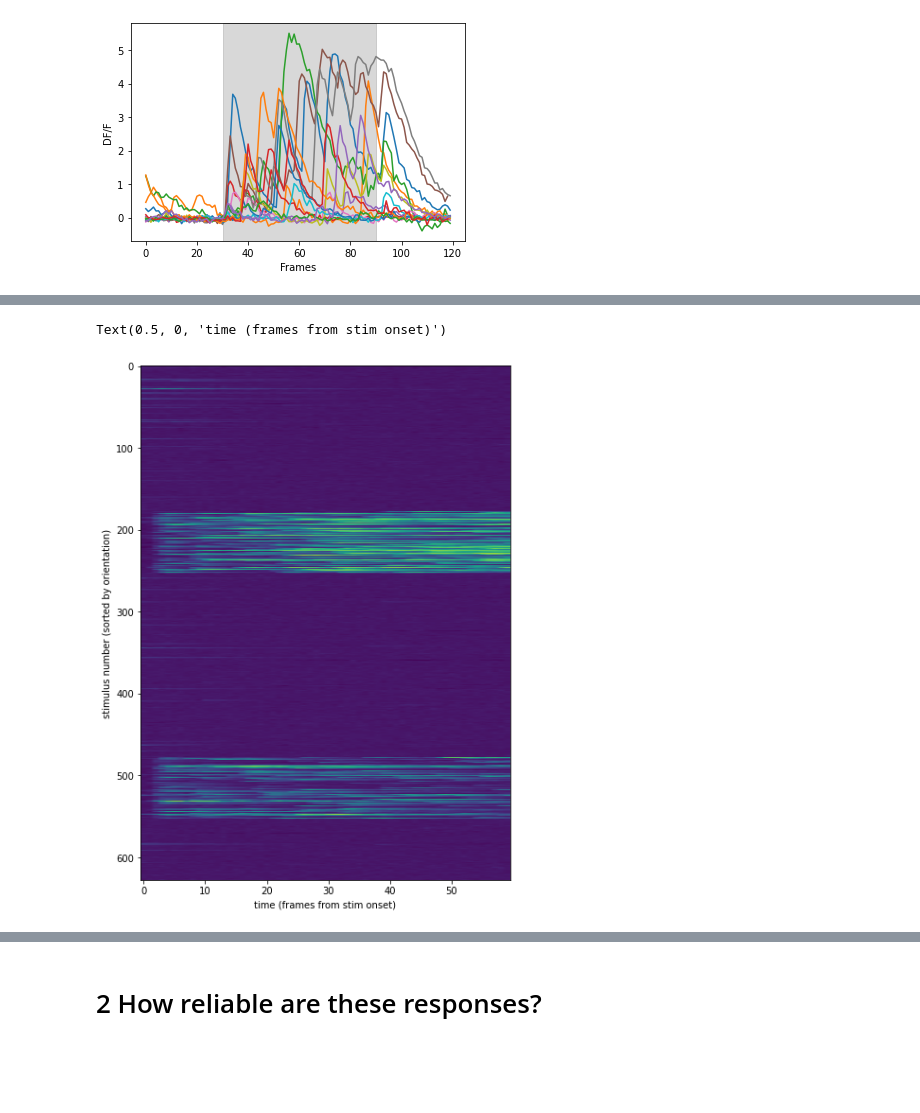
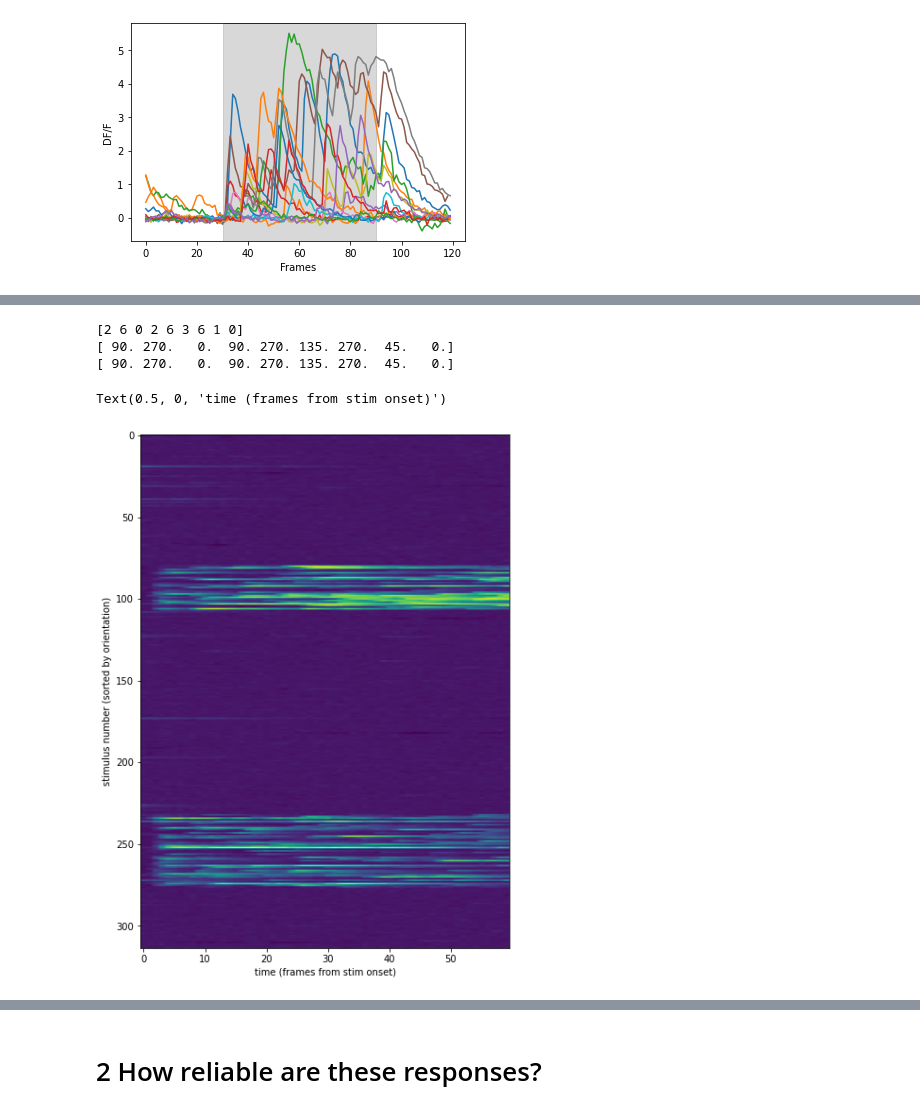
Before and after one commit to ryraut/swdb_2023, a Jupyter notebook: Day1/Day1WorkshopDraft.ipynb, the cells around one changed output, grey strips where cells are left out. Saved outputs shown, nothing was run; the diff lists cells and outputs as text; code cells hidden in the pictures; blank space fills up the shorter version.

```diff
--- a/Day1/Day1WorkshopDraft.ipynb
+++ b/Day1/Day1WorkshopDraft.ipynb
@@ -127,6 +209,7 @@ expt_session_info_df
 
 </div>
 # %%
+session_id= 540684467
 data_set = boc.get_ophys_experiment_data(ophys_experiment_id=session_id)
 # %%
 data_set.get_metadata()
@@ -383,10 +385,34 @@ array([1, 2, 6, 0, 2, 6, 3, 6, 1, 0, 5, 2, 0, 0, 3, 5, 6, 0, 5, 7, 4, 7,
+# %%
+# The variable 'ix' maps the values in 'orientation' to the values in
+# 'orientations'
+print(ix[1:10])
+print(orientation[1:10])
+print(orientations[ix[1:10]])
+# %% [output]
+[2 6 0 2 6 3 6 1 0]
+[ 90. 270.   0.  90. 270. 135. 270.  45.   0.]
+[ 90. 270.   0.  90. 270. 135. 270.  45.   0.]
+# %%
+# before we get too far, we are going to divide the data in half. Don't worry
+# too much about this right now - eventually it will allow us to quantify some
+# of the variability in our data, but we will talk about this at lenght later.
+divider = len(orientation)//2
+
+orientation_a = orientation[:divider]
+orientation_b = orientation[divider:]
+temp_freq_a = temp_freq[:divider]
+temp_freq_b = temp_freq[divider:]
+response_a = response[:divider,:]
+response_b = response[divider:,:]
+ix_a = ix[:divider]
+ix_b = ix[divider:]
 # %%
-sort_order = np.argsort(ix)
+sort_order = np.argsort(ix_a)
 fig,ax = plt.subplots(figsize=(7,10))
-ax.imshow(response[sort_order,:],aspect='auto')
+ax.imshow(response_a[sort_order,:],aspect='auto')
 ax.set_ylabel('stimulus number (sorted by orientation)')
 ax.set_xlabel('time (frames from stim onset)')
 # %% [output]
 Text(0.5, 0, 'time (frames from stim onset)')
-[figure, old version]
+[figure, new version]
 # %%
```
Also changed, not shown: parts of 61 cells of this notebook, 7 other files.
